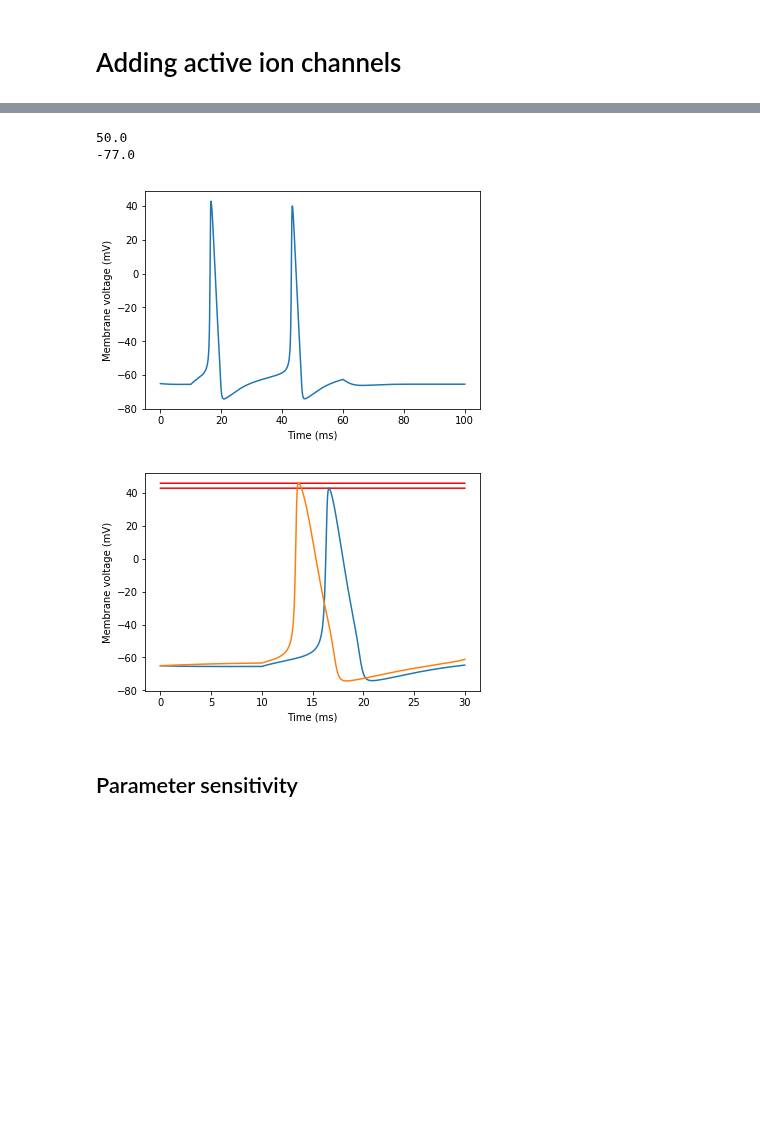
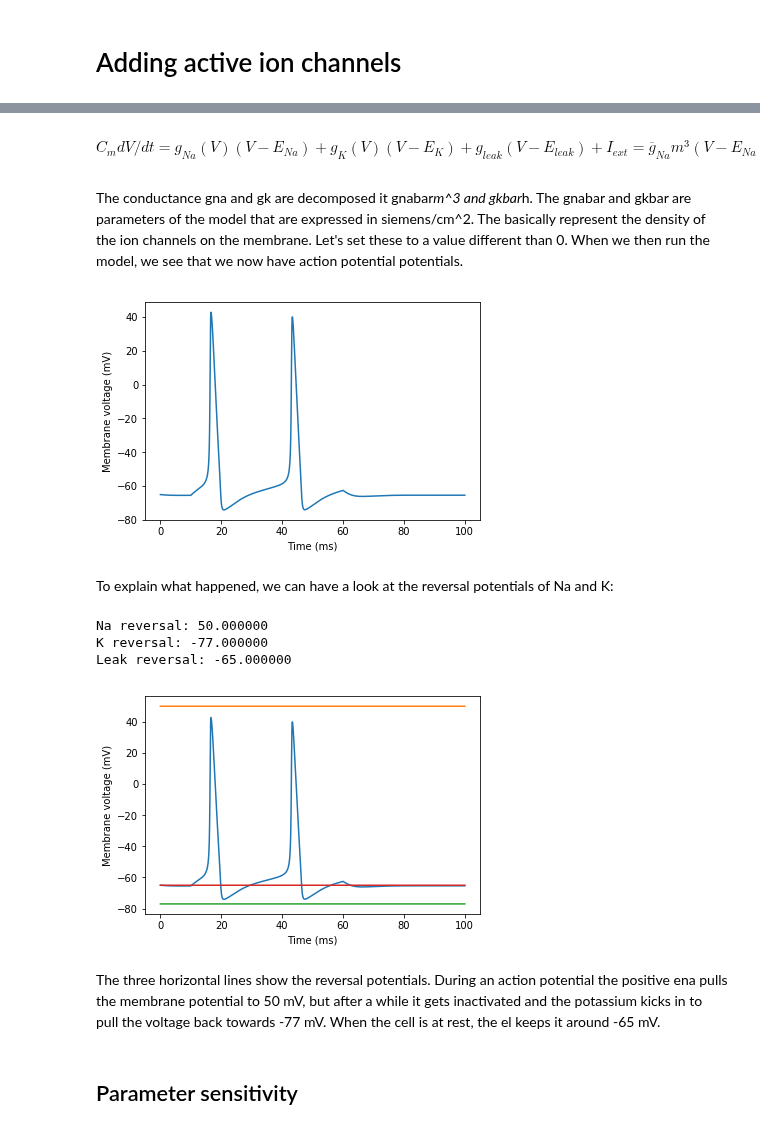
Before and after one commit to BlueBrain/MOOC-neurons-and-synapses-2017, a Jupyter notebook: ModelingNeurons/TutBallStick/ballandstick.ipynb, the cells around one changed output, grey strips where cells are left out. Saved outputs shown, nothing was run; the diff lists cells and outputs as text; code cells hidden in the pictures; blank space fills up the shorter version.

```diff
--- a/ModelingNeurons/TutBallStick/ballandstick.ipynb
+++ b/ModelingNeurons/TutBallStick/ballandstick.ipynb
@@ -249,2 +246,3 @@ soma.gl_hh = 5e-4 # Leak conductance, S/cm^2
 # %%
-soma.el_hh = -65 # Reversal potential leak current, mV
+el = soma.el_hh = -65 # Reversal potential leak current, mV
+print "Reveral of leak current: %f mV" % el
@@ -275,11 +273,10 @@ plot_tv(time_py, voltage_py)
+# %% [markdown]
+$$C_{m} dV/dt = g_{Na}(V)(V - E_{Na}) + g_{K}(V)(V - E_{K}) + g_{leak}(V - E_{leak}) + I_{ext} ={\overline{g}}_{Na}m^{3}(V - E_{Na}) + {\overline{g}}_{K}h(V - E_{K}) + g_{leak}(V - E_{leak}) + I_{ext}$$
+# %% [markdown]
+The conductance gna and gk are decomposed it gnabar*m^3 and gkbar*h. The gnabar and gkbar are parameters of the model that are expressed in siemens/cm^2. The basically represent the density of the ion channels on the membrane. Let's set these to a value different than 0.
+When we then run the model, we see that we now have action potential potentials.
 # %%
-print soma.ena # explain e_na
-print soma.ek
-
-# For every addition of mechanism create figure show newer model
-# Lines for reversal potentials Na, K and leak
-
-soma.gkbar_hh = 0.01
+soma.gkbar_hh = 0.01 # in S/cm^2
 soma.gnabar_hh = 0.1
 
 neuron.h.run()
@@ -290,41 +287,24 @@ voltage_py = voltage.to_python()
 
 plot_tv(time_py, voltage_py)
 # %% [output]
-50.0
--77.0
 [figure]
-# %%
-import matplotlib.pyplot as plt
-import numpy
-
-
-soma.gkbar_hh = 0.01
-soma.gnabar_hh = 0.1
-
-neuron.h.tstop=30
-
-neuron.h.run()
-
-# Convert the NEURON vectors to numpy arrays
-time_py = time.to_python()
-voltage_py = voltage.to_python()
-
-plt.plot(time_py, max(voltage_py)*numpy.ones(len(time_py)), 'r')
-plot_tv(time_py, voltage_py, show=False)
-
-soma.gnabar_hh = 0.15
-
-neuron.h.run()
-
-# Convert the NEURON vectors to numpy arrays
-time_py = time.to_python()
-voltage_py = voltage.to_python()
-
-
-plt.plot(time_py, max(voltage_py)*numpy.ones(len(time_py)), 'r')
-
-plot_tv(time_py, voltage_py)
-# %% [output]
-[figure, removed]
+# %% [markdown]
+To explain what happened, we can have a look at the reversal potentials of Na and K:
+# %%
+ena = soma.ena # explain e_na
+ek = soma.ek
+
+print "Na reversal: %f" % ena
+print "K reversal: %f" % ek
+print "Leak reversal: %f" % el
+
+plot_tv(time_py, voltage_py, constants=[ena, ek, el])
+# %% [output]
+Na reversal: 50.000000
+K reversal: -77.000000
+Leak reversal: -65.000000
+[figure, added]
+# %% [markdown]
+The three horizontal lines show the reversal potentials. During an action potential the positive ena pulls the membrane potential to 50 mV, but after a while it gets inactivated and the potassium kicks in to pull the voltage back towards -77 mV. When the cell is at rest, the el keeps it around -65 mV.
 # %% [markdown]
 ## Parameter sensitivity
```
Also changed, not shown: parts of 69 cells of this notebook, 3 other files.
